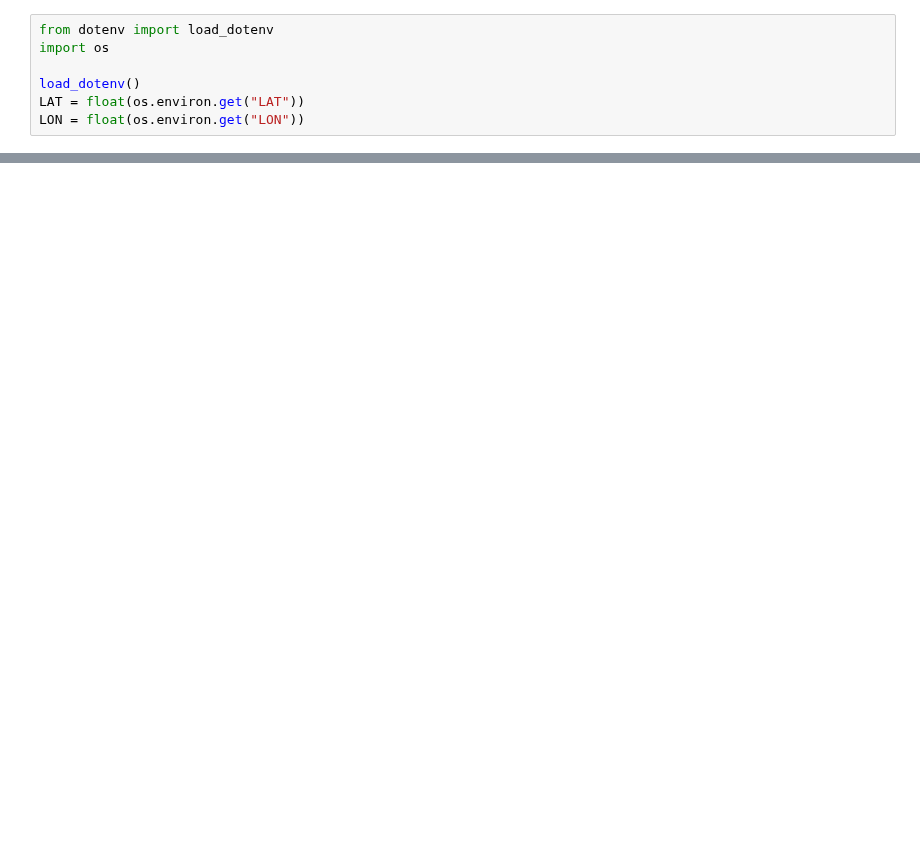
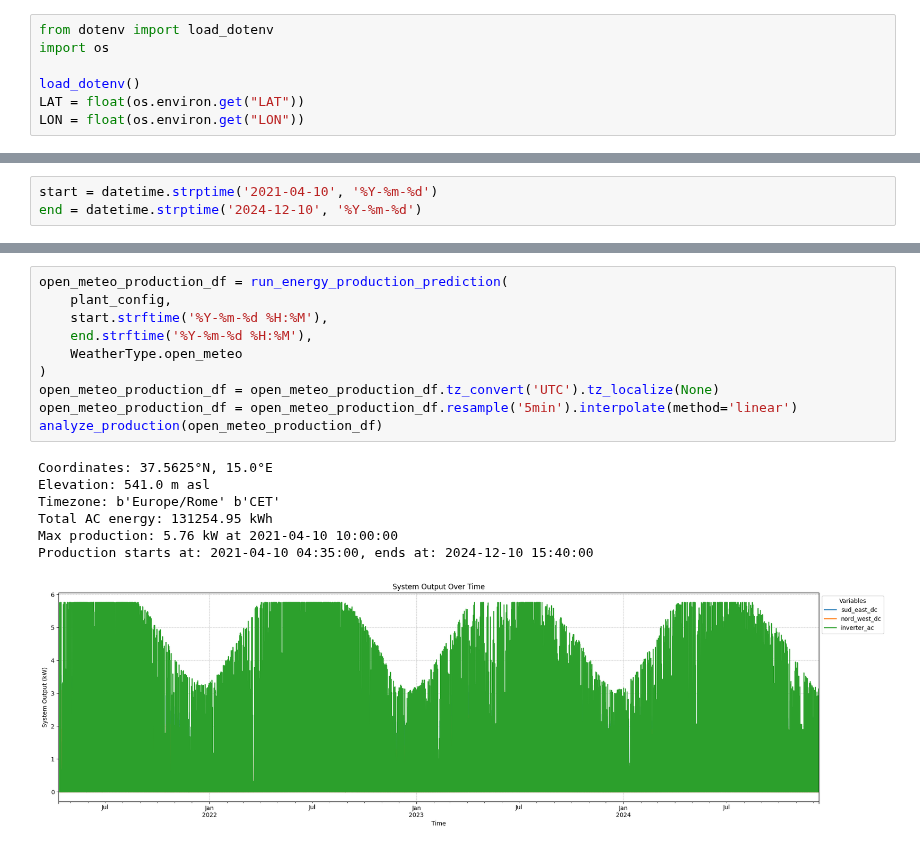
Before and after one commit to EmaR97/EnergyManagementRL, a Jupyter notebook: notebooks/05.ipynb, the cells around one changed output, grey strips where cells are left out. Drawn from its saved outputs; the diff is of its cells as text; blank space fills up the shorter version.

```diff
--- a/notebooks/05.ipynb
+++ b/notebooks/05.ipynb
@@ -23,3 +15,6 @@ end = df_0.index.max()
+# %%
+start = datetime.strptime('2021-04-10', '%Y-%m-%d')
+end = datetime.strptime('2024-12-10', '%Y-%m-%d')
 # %%
 panel_model = PanelModel(pdc0=0.42, temp_model_a=-3.56, temp_model_b=-0.075, delta_t=3, gamma_pdc=-0.004)
 arrays = [ArrayConfig(name='sud_east', panel_model=panel_model, num_panels=9, tilt_angle=25, azimuth=110),
@@ -161,0 +26,18 @@ Timezone difference to GMT+0 3600 s
+# %%
+open_meteo_production_df = run_energy_production_prediction(
+    plant_config,
+    start.strftime('%Y-%m-%d %H:%M'),
+    end.strftime('%Y-%m-%d %H:%M'),
+    WeatherType.open_meteo
+)
+open_meteo_production_df = open_meteo_production_df.tz_convert('UTC').tz_localize(None)
+open_meteo_production_df = open_meteo_production_df.resample('5min').interpolate(method='linear')
+analyze_production(open_meteo_production_df)
+# %% [output]
+Coordinates: 37.5625°N, 15.0°E
+Elevation: 541.0 m asl
+Timezone: b'Europe/Rome' b'CET'
+Total AC energy: 131254.95 kWh
+Max production: 5.76 kW at 2021-04-10 10:00:00
+Production starts at: 2021-04-10 04:35:00, ends at: 2024-12-10 15:40:00
+[figure, added]
```
Also changed, not shown: parts of 25 cells of this notebook, 3 other files.
